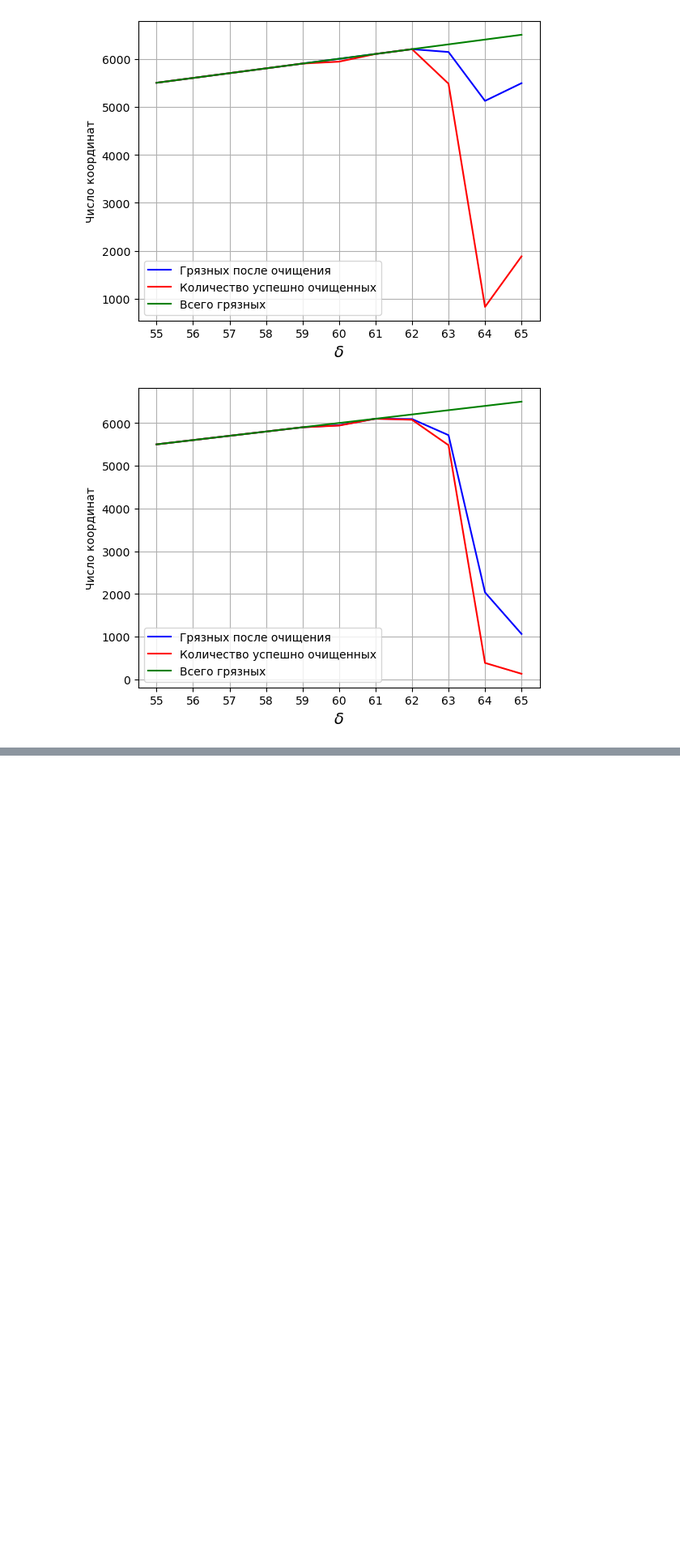
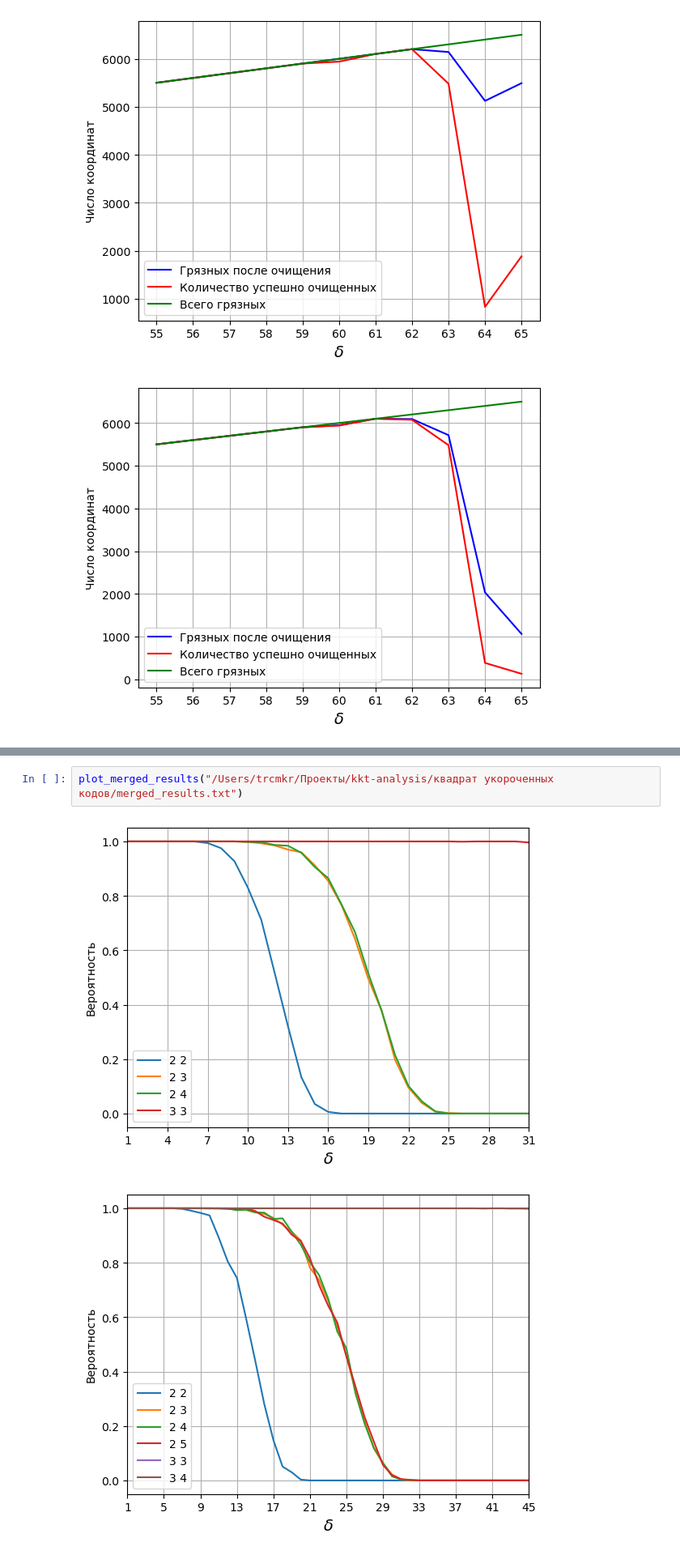
Before and after one commit to TRCMKR/kkt-analysis, a Jupyter notebook: graphs_and_tables.ipynb, the cells around one changed output, grey strips where cells are left out. Shown at 81% size. Cells and saved outputs as stored; diff of their text form; blank space fills up the shorter version.

Commit message:
[kkt-analysis] add

```diff
--- a/graphs_and_tables.ipynb
+++ b/graphs_and_tables.ipynb
@@ -155,0 +263,5 @@ gr("/Users/trcmkr/Проекты/kkt-analysis/RM(3_9)_L55_R65_E100", "", "")
+# %%
+plot_merged_results("/Users/trcmkr/Проекты/kkt-analysis/квадрат укороченных кодов/merged_results.txt")
+# %% [output]
+[figure, added]
+[figure, added]
```
Also changed, not shown: parts of 3 cells of this notebook, 3 other files.
